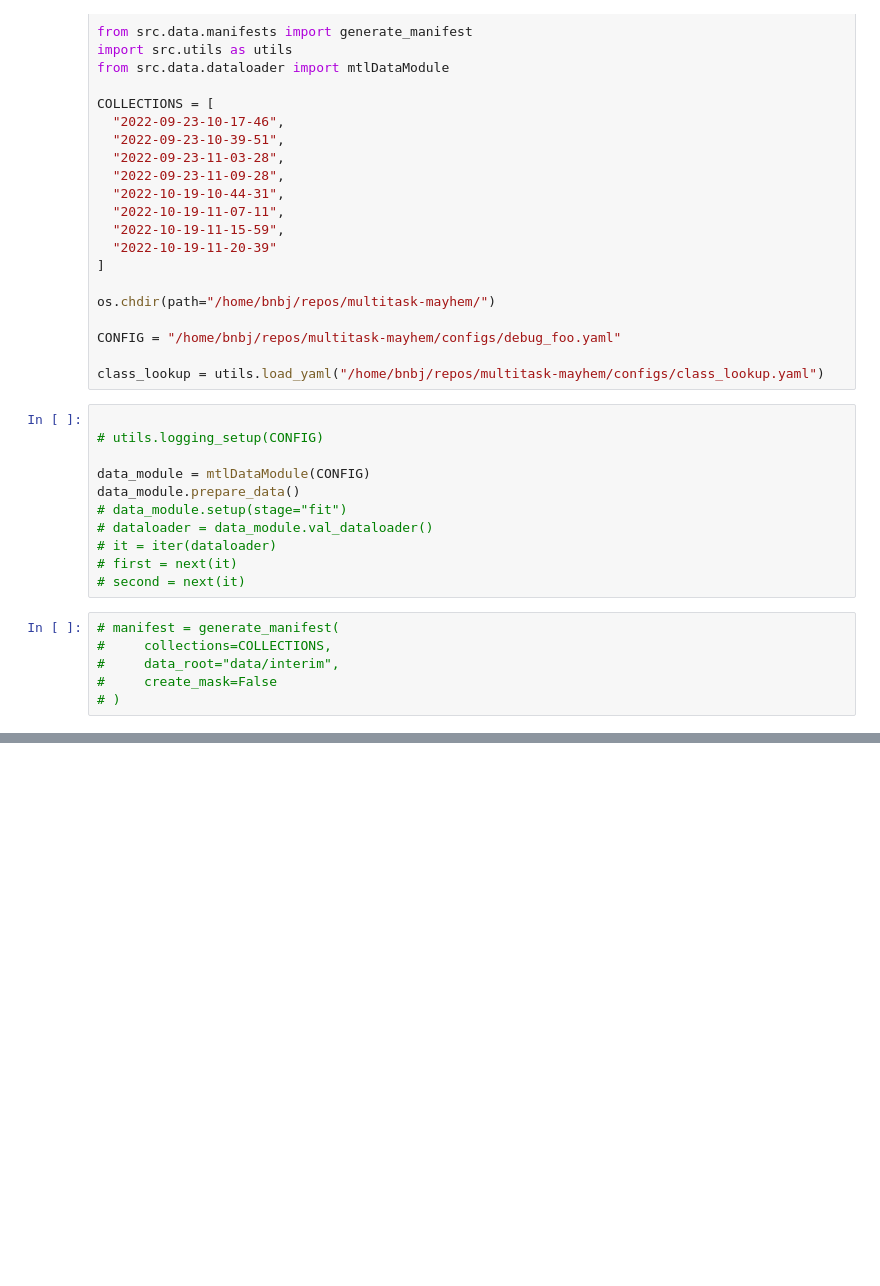
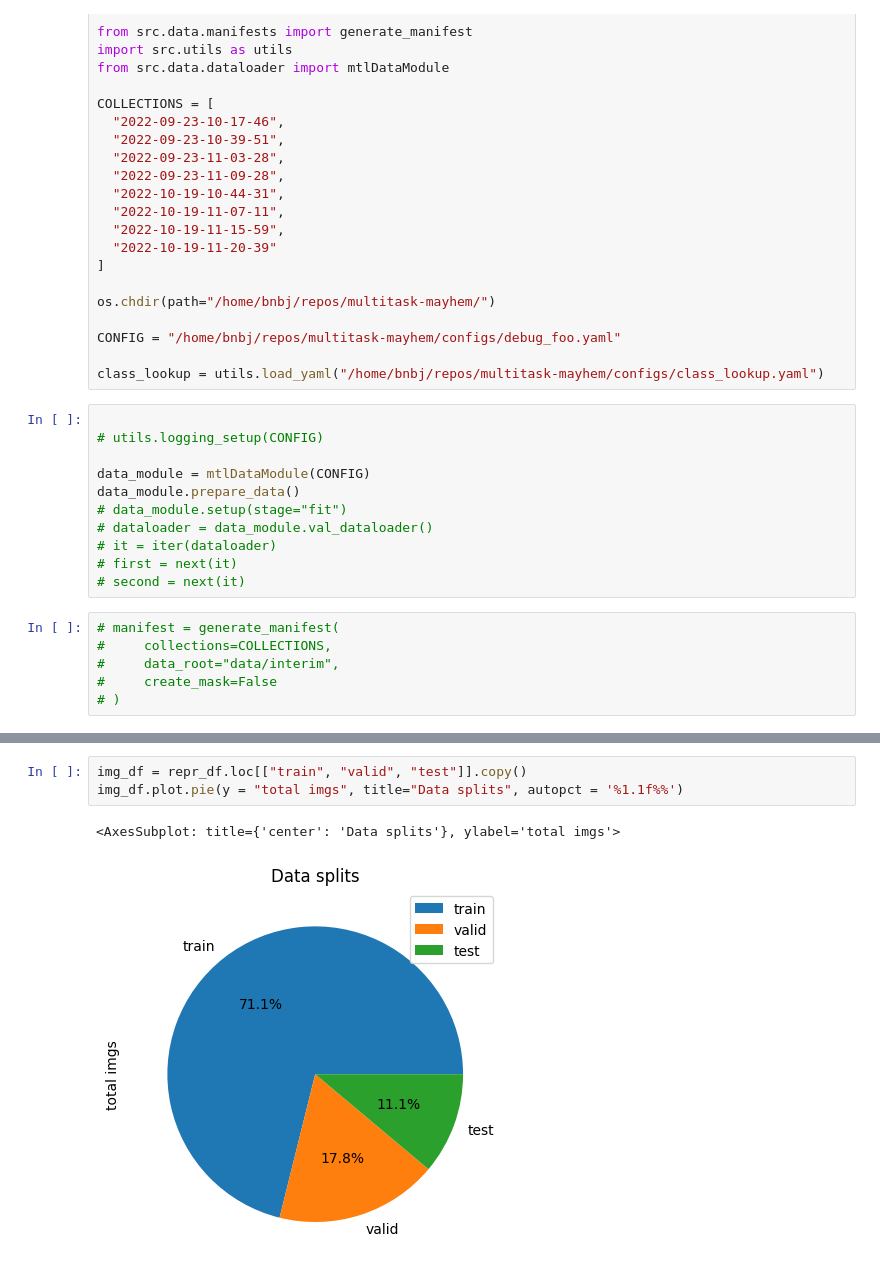
Before and after one commit to ponderbb/multitask-mayhem, a Jupyter notebook: notebooks/2.0-bbejczy-dataset-analysis.ipynb, the cells around one changed output, grey strips where cells are left out. Drawn from its saved outputs; the diff is of its cells as text; blank space fills up the shorter version.

```diff
--- a/notebooks/2.0-bbejczy-dataset-analysis.ipynb
+++ b/notebooks/2.0-bbejczy-dataset-analysis.ipynb
@@ -102,0 +92,6 @@ TypeError: unsupported operand type(s) for /: 'list' and 'list'
+# %%
+img_df = repr_df.loc[["train", "valid", "test"]].copy()
+img_df.plot.pie(y = "total imgs", title="Data splits", autopct = '%1.1f%%')
+# %% [output]
+<AxesSubplot: title={'center': 'Data splits'}, ylabel='total imgs'>
+[figure, added]
```
Also changed, not shown: parts of 6 cells of this notebook, 2 other files.
